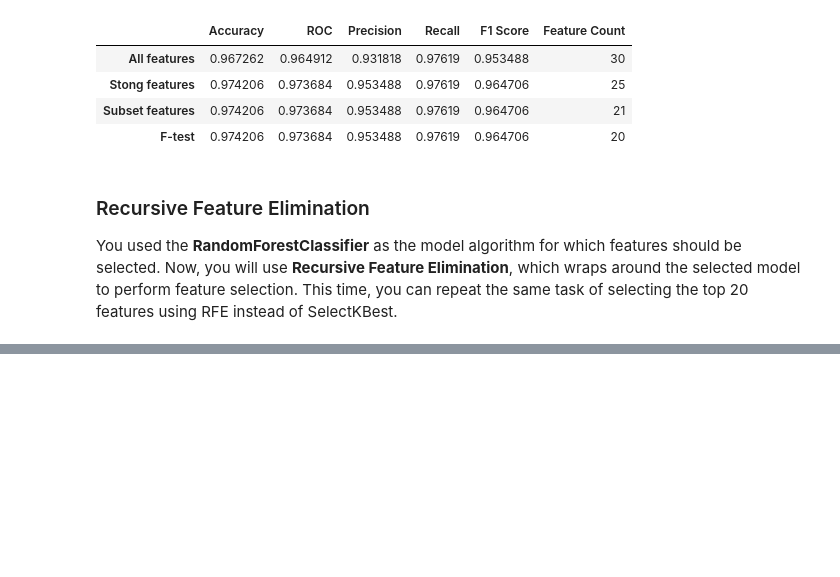
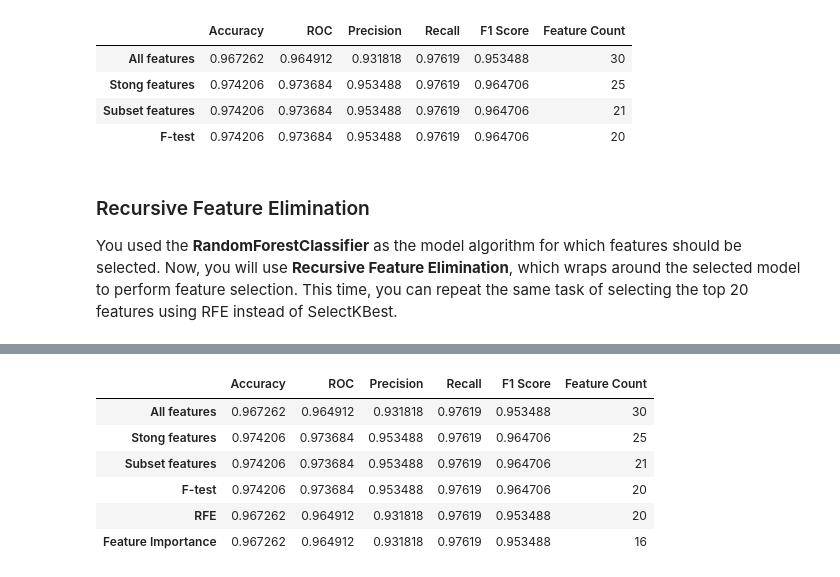
Before and after one commit to hsuyuming/Learning_ML, a Jupyter notebook: feature_selection/w2_lab_3_feature_selection.ipynb, the cells around one changed output, grey strips where cells are left out. Cells and saved outputs as stored; diff of their text form; code cells hidden in the pictures; blank space fills up the shorter version.

```diff
--- a/feature_selection/w2_lab_3_feature_selection.ipynb
+++ b/feature_selection/w2_lab_3_feature_selection.ipynb
@@ -390,0 +405,7 @@ def run_rfe():
+# %%
+rfe_eval_df = evaluate_model_on_features(df[rfe_feature_names], Y)
+rfe_eval_df.index = ['RFE']
+
+# Append to results and display
+results = results.append(rfe_eval_df)
+results.head(n=10)
@@ -390,0 +465,16 @@ def run_rfe():
+# %%
+# Calculate and check model metrics
+feat_imp_eval_df = evaluate_model_on_features(df[feature_imp_feature_names], Y)
+feat_imp_eval_df.index = ['Feature Importance']
+
+# Append to results and display
+results = results.append(feat_imp_eval_df)
+results.head(n=10)
+# %% [output]
+|  | Accuracy | ROC | Precision | Recall | F1 Score | Feature Count |
+| All features | 0.967262 | 0.964912 | 0.931818 | 0.97619 | 0.953488 | 30 |
+| Stong features | 0.974206 | 0.973684 | 0.953488 | 0.97619 | 0.964706 | 25 |
+| Subset features | 0.974206 | 0.973684 | 0.953488 | 0.97619 | 0.964706 | 21 |
+| F-test | 0.974206 | 0.973684 | 0.953488 | 0.97619 | 0.964706 | 20 |
+| RFE | 0.967262 | 0.964912 | 0.931818 | 0.97619 | 0.953488 | 20 |
+| Feature Importance | 0.967262 | 0.964912 | 0.931818 | 0.97619 | 0.953488 | 16 |
```
Also changed, not shown: parts of 13 cells of this notebook.
